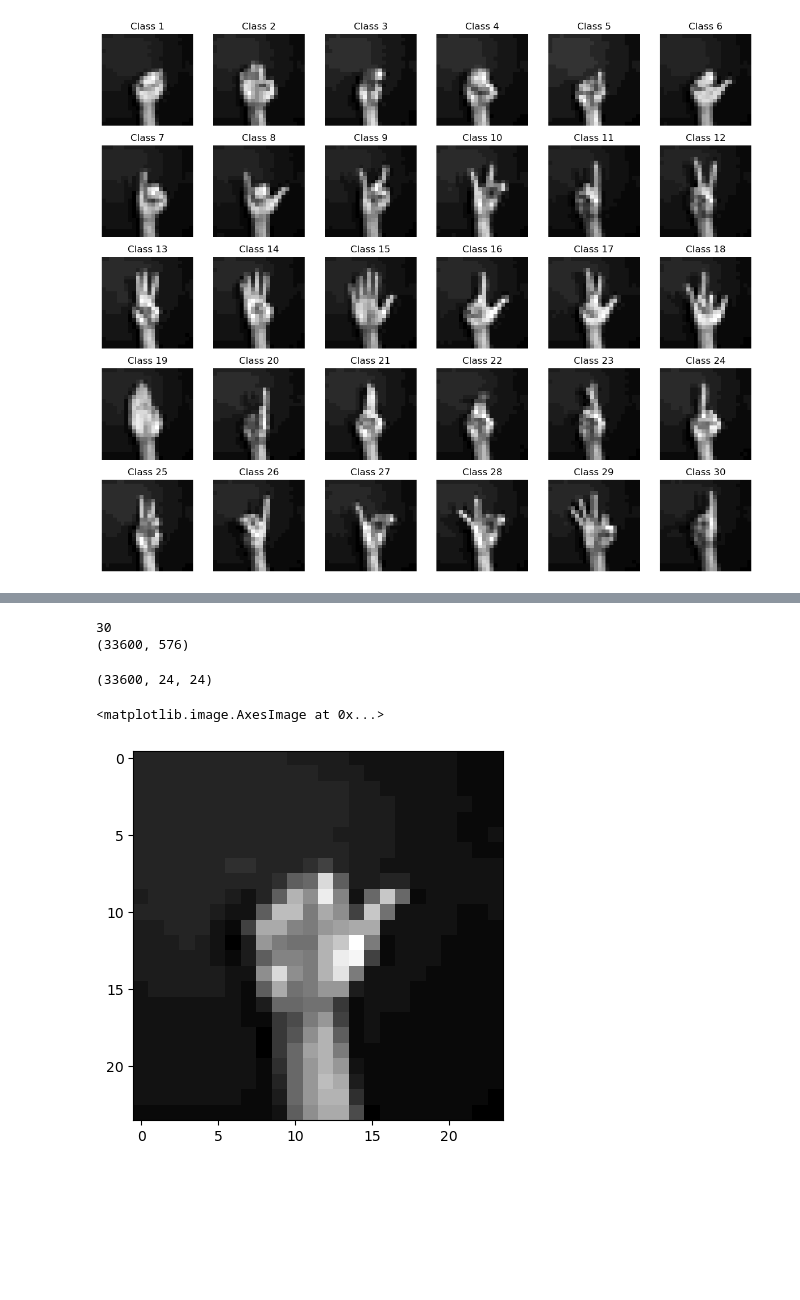
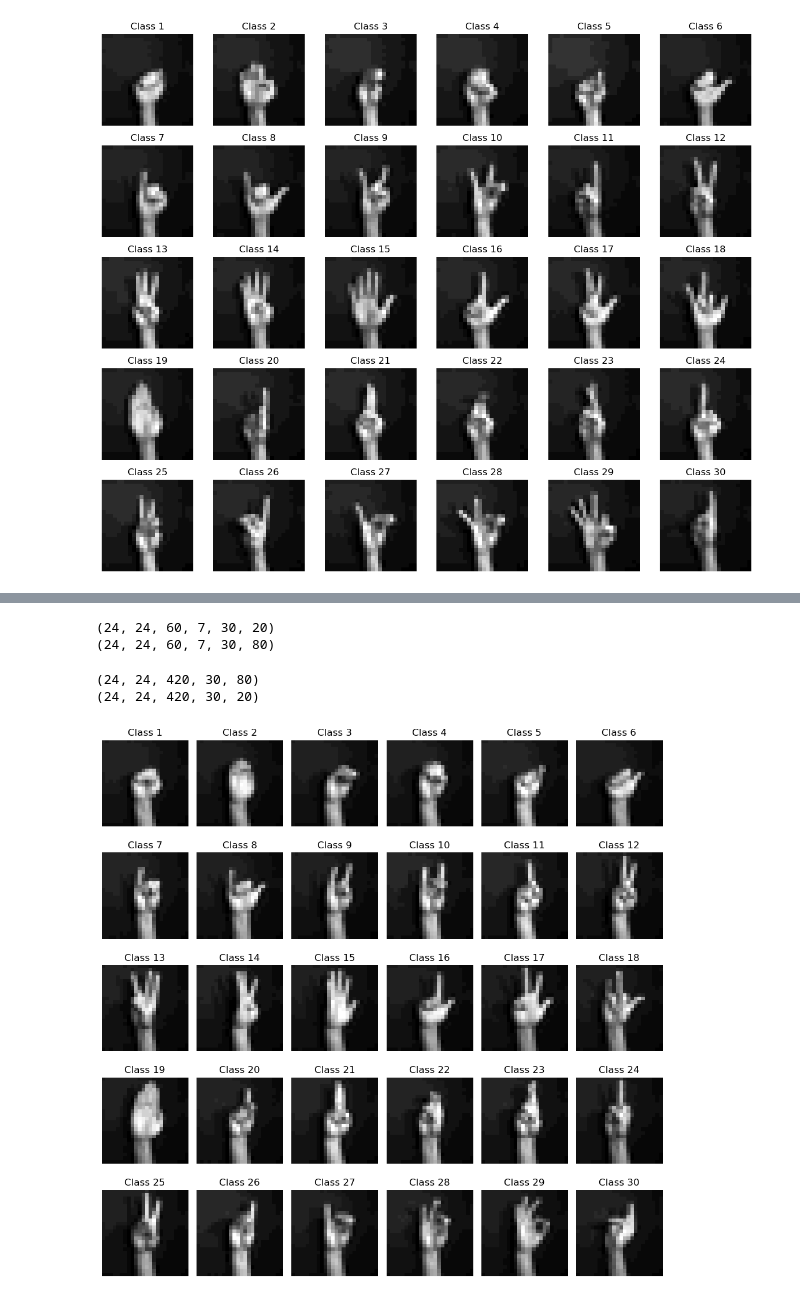
Before and after one commit to Santos-Enoque/mva, a Jupyter notebook: notebooks/data_processor.ipynb, the cells around one changed output, grey strips where cells are left out. Saved outputs shown, nothing was run; the diff lists cells and outputs as text; code cells hidden in the pictures; blank space fills up the shorter version.

Commit message:
Organized train data

```diff
--- a/notebooks/data_processor.ipynb
+++ b/notebooks/data_processor.ipynb
@@ -92,14 +27,49 @@ for label in unique_labels:
-# %%
-print(len(grouped_data))
-print(grouped_data[0].shape)
-# %% [output]
-30
-(33600, 576)
-# %%
-first_image = grouped_data[1].reshape(-1, 24, 24)
-print(first_image.shape)
-plt.imshow(first_image[5], cmap='gray')
-# %% [output]
-(33600, 24, 24)
-<matplotlib.image.AxesImage at 0x...>
-[figure, removed]
+# %%
+# plit data into train and test
+def split_train_test(data, test_ratio=0.2):
+    num_people = data.shape[5]
+    num_test = int(num_people * test_ratio)
+    test_data = data[:, :, :, :, :, :num_test]
+    train_data = data[:, :, :, :, :, num_test:]
+    return train_data, test_data
+
+X_train, X_test = split_train_test(data)
+print(X_test.shape)
+print(X_train.shape)
+# %% [output]
+(24, 24, 60, 7, 30, 20)
+(24, 24, 60, 7, 30, 80)
+# %%
+# combine all camera images
+X_test = X_test.reshape(24, 24, 60*7, 30, 20)
+X_train = X_train.reshape(24, 24, 60*7, 30, 80)
+print(X_train.shape)
+print(X_test.shape)
+# %% [output]
+(24, 24, 420, 30, 80)
+(24, 24, 420, 30, 20)
+# %%
+# Reorganize data to have shape (24, 24, 33600, 30)
+x_train_organized = np.transpose(X_train, (0, 1, 4, 2, 3))
+x_train_organized = np.reshape(x_train_organized, (24, 24, 420 * 80, 30))
+
+# Define a function to plot images in a grid
+def plot_images(images, grid_shape):
+    fig, axes = plt.subplots(*grid_shape, figsize=(10, 10))
+
+    for i, ax in enumerate(axes.flatten()):
+        if i < images.shape[-1]:
+            ax.imshow(images[:, :, i], cmap='gray')
+            ax.set_title(f"Class {i+1}")
+        ax.axis('off')
+
+    plt.tight_layout()
+    plt.show()
+
+# Select one image per class
+one_image_per_class = x_train_organized[:, :, 0, :]
+
+# Plot one image per class
+plot_images(one_image_per_class, grid_shape=(5, 6))
+# %% [output]
+[figure, added]
```
Also changed, not shown: parts of 4 cells of this notebook, 1 other file.
